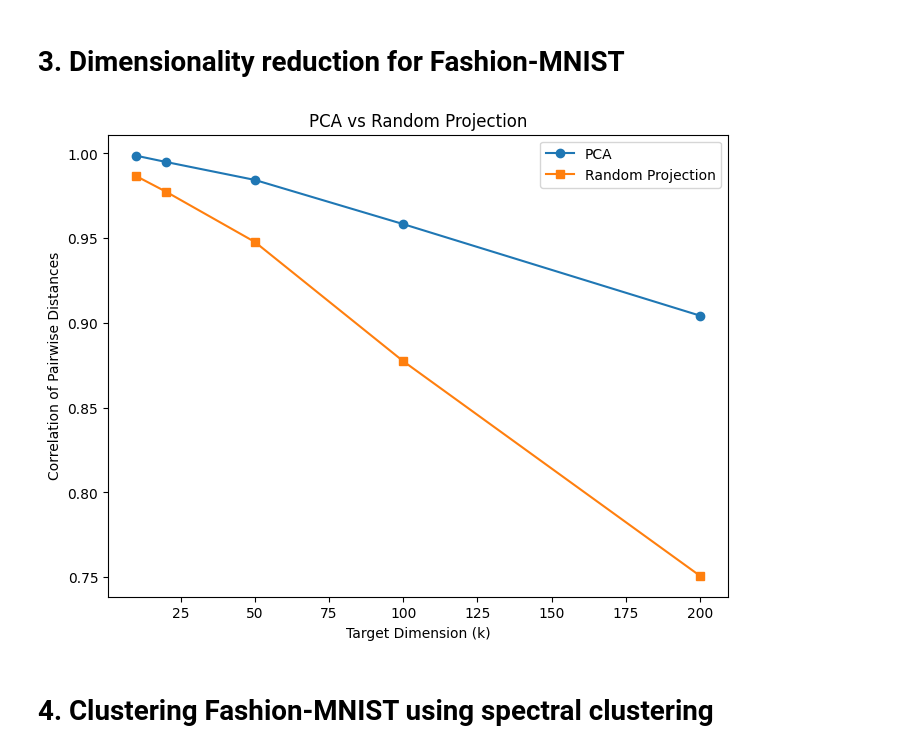
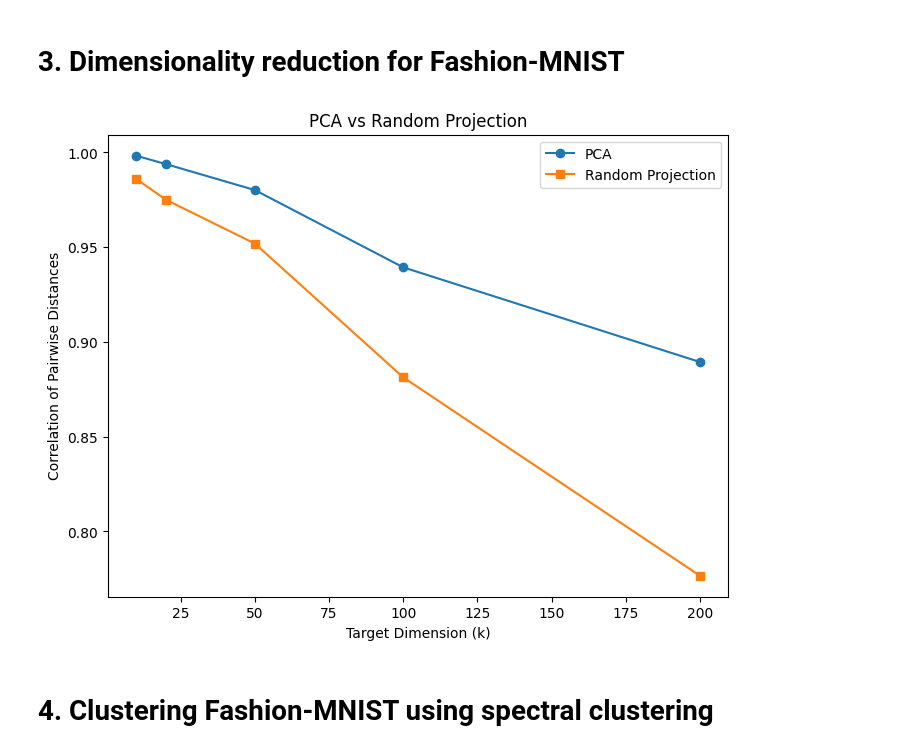
Before and after one commit to chanc3-m/project-2, a Jupyter notebook: project2.ipynb, the cells around one changed output. Saved outputs shown, nothing was run; the diff lists cells and outputs as text; code cells hidden in the pictures.

```diff
--- a/project2.ipynb
+++ b/project2.ipynb
@@ -216,8 +220,11 @@ X, y = fetch_openml("Fashion-MNIST", version=1, as_frame=False, parser="auto", r
 y = y.astype(int)
 
 # Reduce sample size for speed
-X = X[:5000]
-X = StandardScaler().fit_transform(X)
+indices = np.random.choice(len(X), 10000, replace=False)
+X_sub = X[indices]
+y_sub = y[indices]
+
+X = StandardScaler().fit_transform(X_sub)
 
 original_pairwise = pairwise_distances(X)
 
@@ -259,33 +266,33 @@ rp_correlations.append(np.corrcoef(original_pairwise.ravel(), rp200_pairwise.rav
 rp100 = GaussianRandomProjection(n_components = 100)
 X_rp100 = rp100.fit_transform(X)
 rp100_pairwise = pairwise_distances(X_rp100)
 rp_correlations.append(np.corrcoef(original_pairwise.ravel(), rp100_pairwise.ravel())[0, 1])
 
 rp50 = GaussianRandomProjection(n_components = 50)
 X_rp50 = rp50.fit_transform(X)
 rp50_pairwise = pairwise_distances(X_rp50)
 rp_correlations.append(np.corrcoef(original_pairwise.ravel(), rp50_pairwise.ravel())[0, 1])
 
 rp20 = GaussianRandomProjection(n_components = 20)
 X_rp20 = rp20.fit_transform(X)
 rp20_pairwise = pairwise_distances(X_rp20)
 rp_correlations.append(np.corrcoef(original_pairwise.ravel(), rp20_pairwise.ravel())[0, 1])
 
 rp10 = GaussianRandomProjection(n_components = 10)
 X_rp10 = rp10.fit_transform(X)
 rp10_pairwise = pairwise_distances(X_rp10)
 rp_correlations.append(np.corrcoef(original_pairwise.ravel(), rp10_pairwise.ravel())[0, 1])
 
 dims = [10, 20, 50, 100, 200]
 plt.figure(figsize=(8,6))
 plt.plot(dims, pca_correlations, marker="o", label="PCA")
 plt.plot(dims, rp_correlations, marker="s", label="Random Projection")
 plt.xlabel("Target Dimension (k)")
 plt.ylabel("Correlation of Pairwise Distances")
 plt.title("PCA vs Random Projection")
 plt.legend()
 plt.show()
 # %% [output]
-[figure, old version]
+[figure, new version]
 # %% [markdown]
 # 4. Clustering Fashion-MNIST using spectral clustering
```
Also changed, not shown: parts of 5 cells of this notebook.
